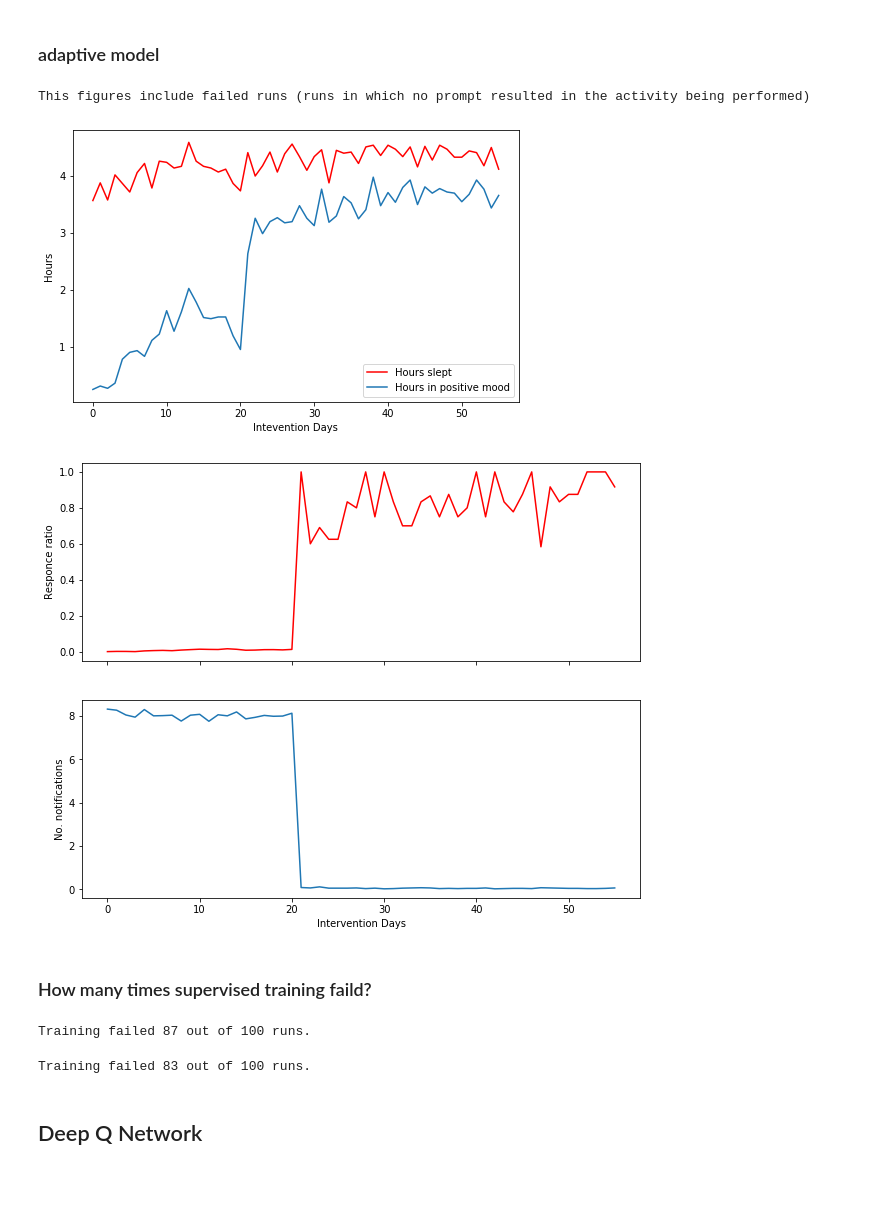
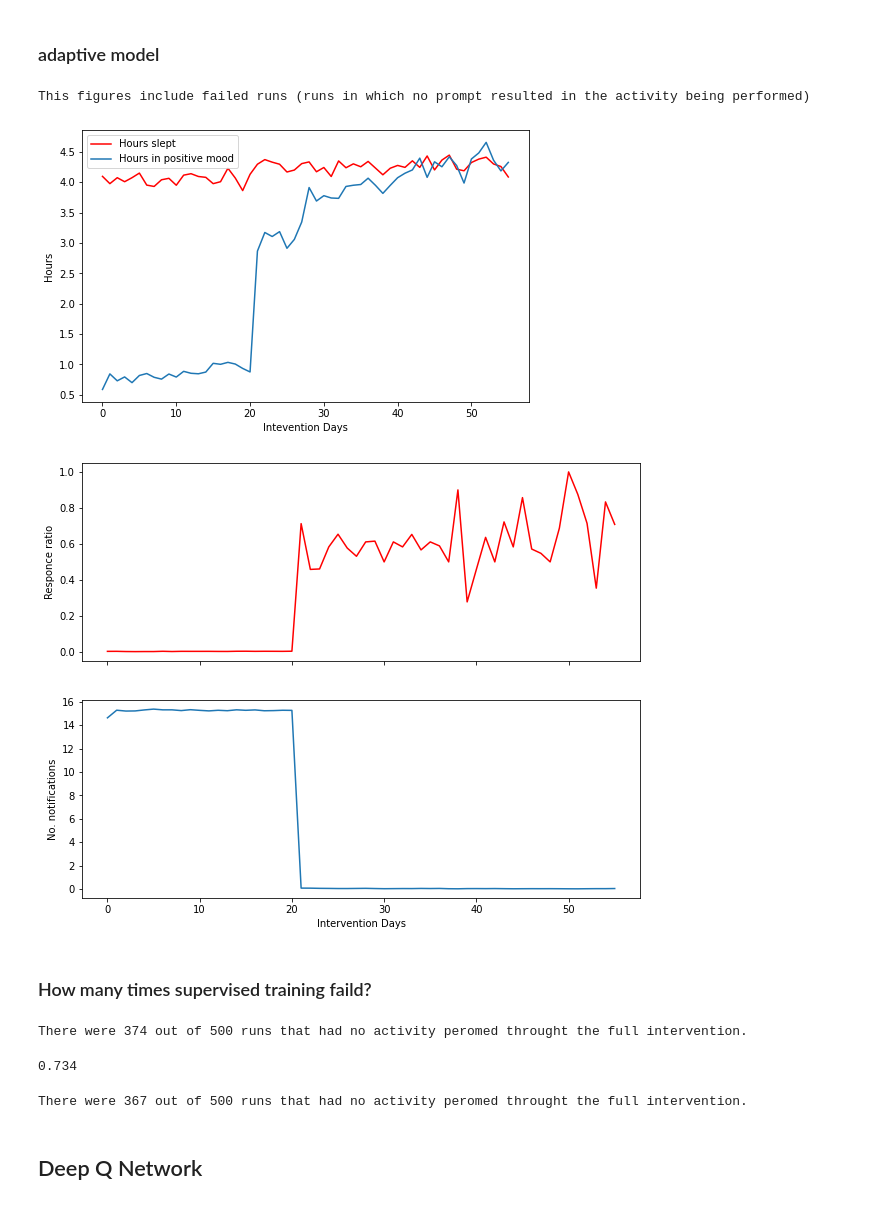
Before and after one commit to sysmon37/aibi-dhi-simulator, a Jupyter notebook: RLapproaches_comparison.ipynb, the cells around one changed output. Saved outputs shown, nothing was run; the diff lists cells and outputs as text; code cells hidden in the pictures.

```diff
--- a/RLapproaches_comparison.ipynb
+++ b/RLapproaches_comparison.ipynb
@@ -35,7 +35,7 @@ time_preference_update_step= 9999999999999999 #very high e.g. 9999999999 to make
 # habituation=True
 # time_preference_update_step= five_weeks
 # %%
-runs = 100
+runs = 500
 # %%
 results_directory = 'results'
 if not os.path.exists(results_directory):
@@ -190,7 +189,7 @@ This figures include failed runs (runs in which no prompt resulted in the activi
 def supervised_adaptive_after_three_weeks(env1):
 
     three_weeks = 24 * 7 *3
-    env1 = random_notification(env1, intervention_legth=three_weeks)
+    env1 = always_notify(env1, intervention_legth=three_weeks)
     clf = RandomForestClassifier(class_weight='balanced')
     clf.fit(env1.observation_list, env1.activity_performed)
     remaining_time = eight_weeks - three_weeks
@@ -208,11 +207,11 @@ def supervised_adaptive_after_three_weeks(env1):
 
     return env1
 # %%
-_ = intervention(supervised_adaptive_after_three_weeks, runs, 'r_adaptive_sup3', condition)
+_ = intervention(supervised_adaptive_after_three_weeks, runs, 'adaptive_sup3', condition)
 # %% [output]
 This figures include failed runs (runs in which no prompt resulted in the activity being performed)
-[figure, old version]
+[figure, new version]
-[figure, old version]
+[figure, new version]
 # %% [markdown]
 ### How many times supervised training faild?
 # %%
@@ -233,11 +232,15 @@ def get_rr_and_notification(name, runs, condition):
 # %%
-rr_rf3_list, not_rf3_list = get_rr_and_notification('r_static_sup3', runs, condition)
+rr_rf3_list, not_rf3_list, frf3 = get_rr_and_notification('static_sup3', runs, condition)
 # %% [output]
-Training failed 87 out of 100 runs.
+There were 374 out of 500 runs that had no activity peromed throught the full intervention.
+# %%
+frf3a/runs
+# %% [output]
+0.734
 # %%
-rr_rf3a_list, not_rf3a_list = get_rr_and_notification('r_adaptive_sup3', runs, condition)
+rr_rf3a_list, not_rf3a_list, frf3a = get_rr_and_notification('adaptive_sup3', runs, condition)
 # %% [output]
-Training failed 83 out of 100 runs.
+There were 367 out of 500 runs that had no activity peromed throught the full intervention.
 # %% [markdown]
 ## Deep Q Network
 # %%
```
Also changed, not shown: parts of 21 cells of this notebook, 2 other files.
